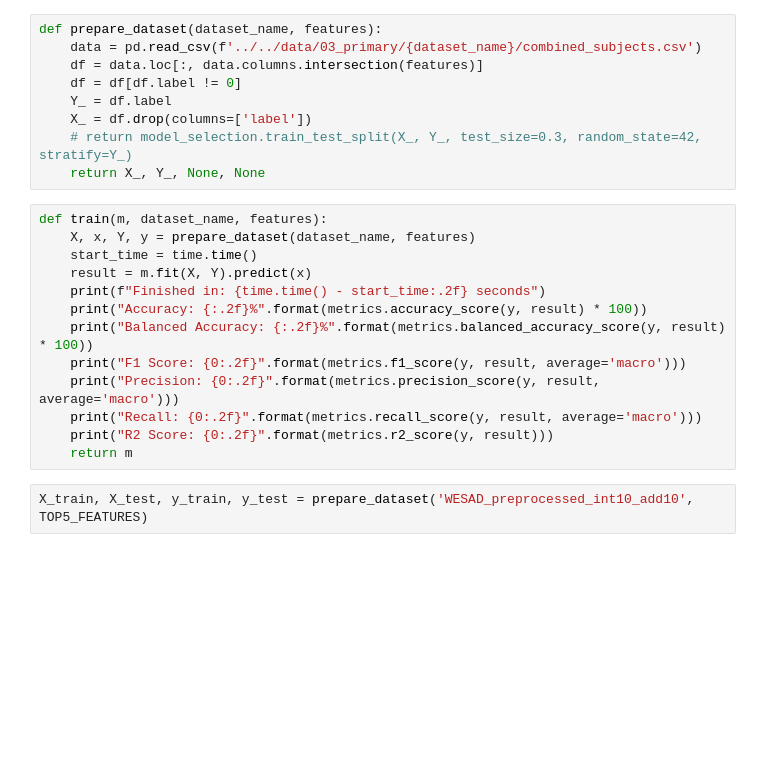
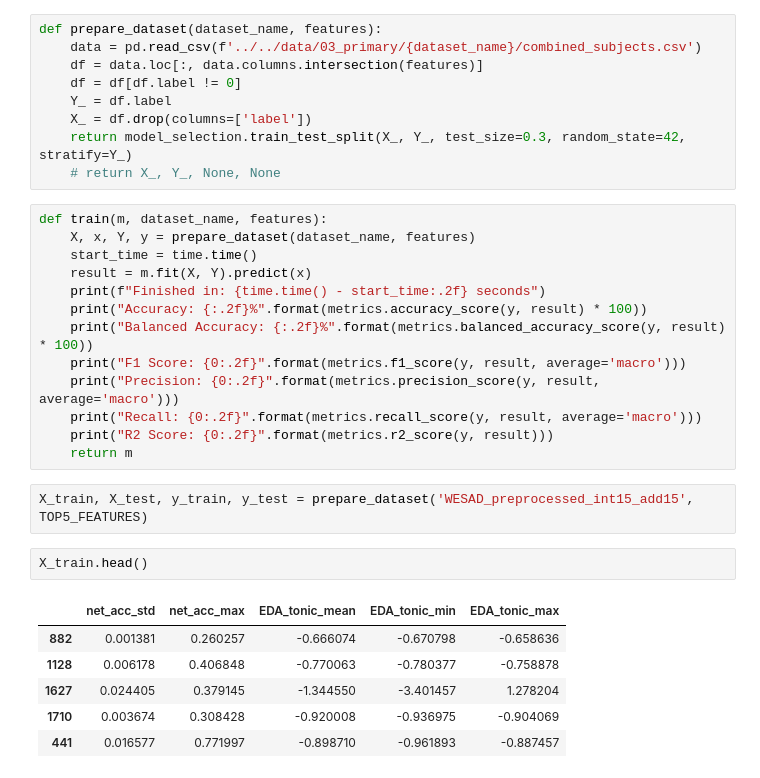
Before and after one commit to deepmAInd/swsp, a Jupyter notebook: notebooks/modelling/LinearSVC.ipynb, the cells around one changed output. Saved outputs shown, nothing was run; the diff lists cells and outputs as text; blank space fills up the shorter version.

```diff
--- a/notebooks/modelling/LinearSVC.ipynb
+++ b/notebooks/modelling/LinearSVC.ipynb
@@ -40,8 +40,8 @@ def prepare_dataset(dataset_name, features):
     df = df[df.label != 0]
     Y_ = df.label
     X_ = df.drop(columns=['label'])
-    # return model_selection.train_test_split(X_, Y_, test_size=0.3, random_state=42, stratify=Y_)
-    return X_, Y_, None, None
+    return model_selection.train_test_split(X_, Y_, test_size=0.3, random_state=42, stratify=Y_)
+    # return X_, Y_, None, None
 # %%
 def train(m, dataset_name, features):
     X, x, Y, y = prepare_dataset(dataset_name, features)
@@ -56,7 +56,16 @@ def train(m, dataset_name, features):
     print("R2 Score: {0:.2f}".format(metrics.r2_score(y, result)))
     return m
 # %%
-X_train, X_test, y_train, y_test = prepare_dataset('WESAD_preprocessed_int10_add10', TOP5_FEATURES)
+X_train, X_test, y_train, y_test = prepare_dataset('WESAD_preprocessed_int15_add15', TOP5_FEATURES)
+# %%
+X_train.head()
+# %% [output]
+|  | net_acc_std | net_acc_max | EDA_tonic_mean | EDA_tonic_min | EDA_tonic_max |
+| 882 | 0.001381 | 0.260257 | -0.666074 | -0.670798 | -0.658636 |
+| 1128 | 0.006178 | 0.406848 | -0.770063 | -0.780377 | -0.758878 |
+| 1627 | 0.024405 | 0.379145 | -1.344550 | -3.401457 | 1.278204 |
+| 1710 | 0.003674 | 0.308428 | -0.920008 | -0.936975 | -0.904069 |
+| 441 | 0.016577 | 0.771997 | -0.898710 | -0.961893 | -0.887457 |
 # %%
 svc = LinearSVC()
 
```
Also changed, not shown: parts of 13 cells of this notebook, 2 other files.
